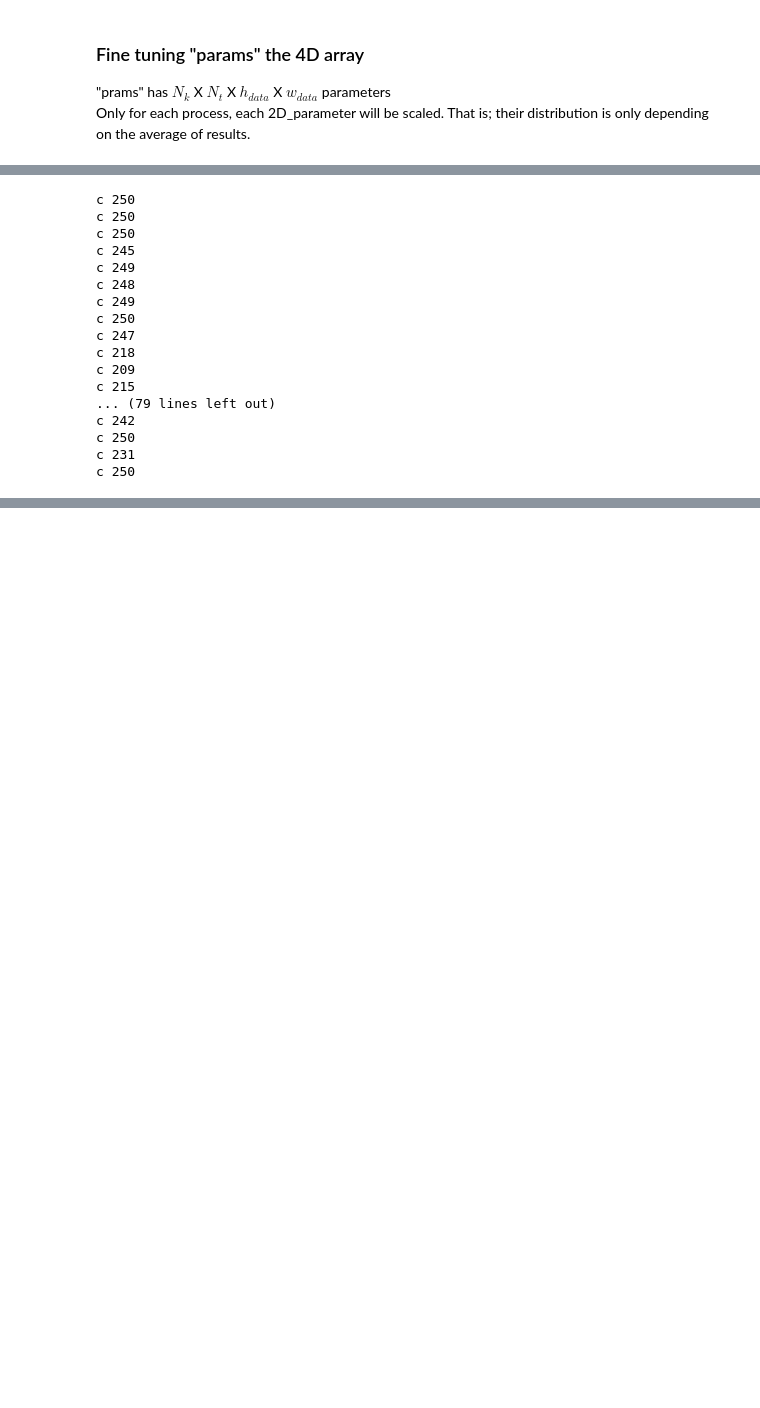
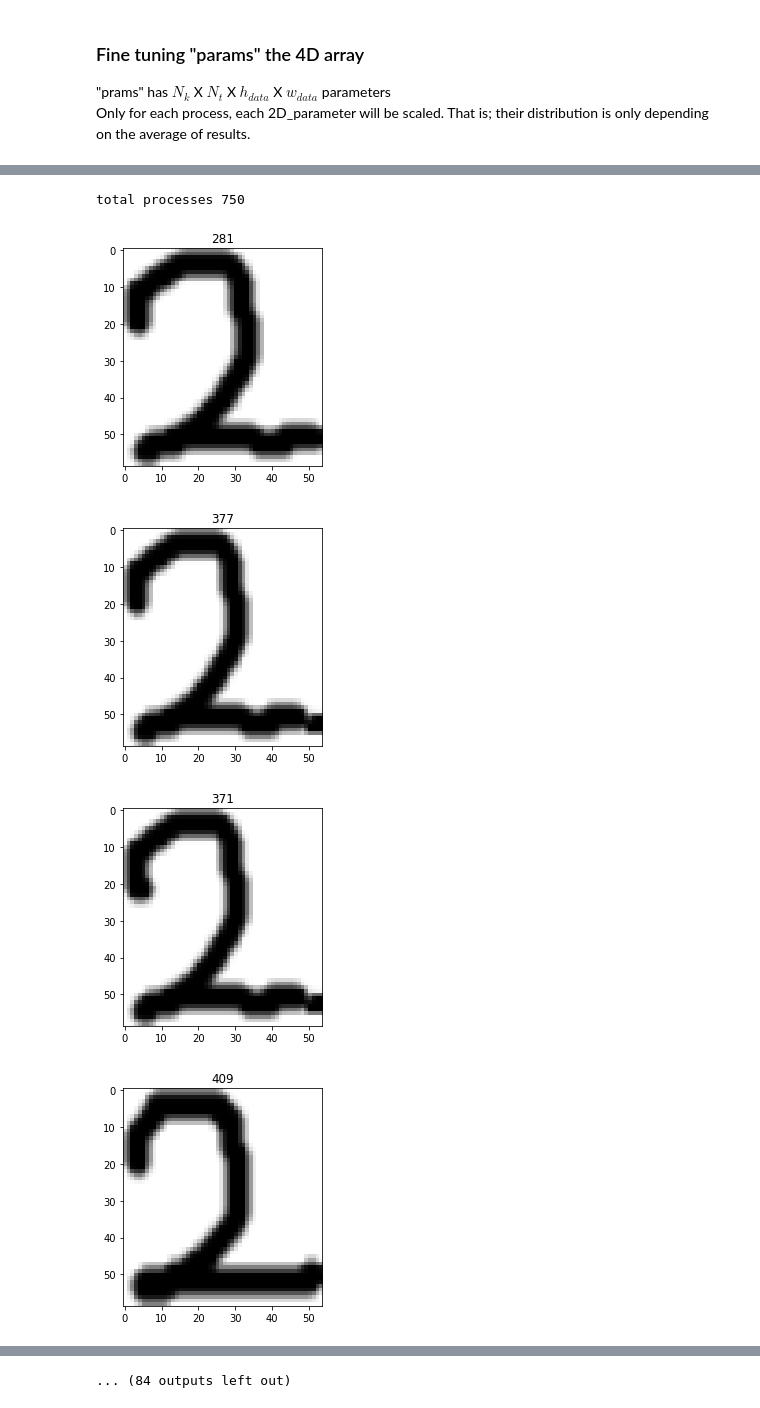
Before and after one commit to r3ki3g/Image-processing-fundamentals, a Jupyter notebook: integer_recognition - attempt 02.ipynb, the cells around one changed output, grey strips where cells are left out. Drawn from its saved outputs; the diff is of its cells as text; code cells hidden in the pictures; blank space fills up the shorter version.

```diff
--- a/integer_recognition - attempt 02.ipynb
+++ b/integer_recognition - attempt 02.ipynb
@@ -26,8 +53,8 @@ import scipy.stats as scistat
 
 also saving them as JSON for back up
 # %%
-ksize =5
-kernelCount = 50
+ksize =3
+kernelCount = 150
 cmap="gray"
 
 filters = []
@@ -100,6 +131,7 @@ for filterIndex in range(len(filters)):
             filePath = trainingDataFileFolder + trainingFiles[fileIndex]
             dataImg = cv.imread(filePath,0)
             assert dataImg is not None
+            dataImg = focusToContent(dataImg)
             dataImg = dataImg.astype(np.float32)
 
             filtered = cv.filter2D(dataImg,-1,thisFilter)
@@ -172,52 +160,70 @@ for filterIndex in range(len(filters)):
 # %%
+corrTres = 0.001
+alpha = 0
+
+print("total processes", len(filters)*len(featureTresVals))
 
 for fileIndex in range(len(trainingFiles)):
     paramRes = []
     filePath = trainingDataFileFolder + trainingFiles[fileIndex]
     dataImg = cv.imread(filePath,0)
     assert dataImg is not None
+    dataImg = focusToContent(dataImg)
     dataImg = dataImg.astype(np.float32)
+
+    #r3ki3g
+    #dataImg = cv.GaussianBlur(dataImg,(5,5),4) #blured after seeing the feature-detection-filtering
 
     for filterIndex in range(len(filters)):
         corrsForThisFilter =[]
         thisFilter = filters[filterIndex]
         parameterArrayForThisKernel =[]
         for featureTresIndex in range(len(featureTresVals)):
             featureTres = featureTresVals[featureTresIndex]
 
             #the parameter (2D) for this process (consisting by this kernel and treshold)
             parameter2D = params[filterIndex][featureTresIndex] #normalized,averageZeroed
-
+            #r3ki3g
+            parameter2D = cv.GaussianBlur(parameter2D,(7,7),4)
 
 
             filtered = cv.filter2D(dataImg,-1,thisFilter)
+            #r3ki3g
+            filtered = cv.GaussianBlur(filtered,(5,5),4)
             thresholderMask = filtered > np.max(filtered) * featureTres
             thresholdedResult = filtered*thresholderMask
             thresholdedResultNorm = thresholdedResult / np.sum(thresholdedResult)#normalizing
             thresholdedResultNormAVGZERO = thresholdedResultNorm - np.mean(thresholdedResultNorm) #averageZeroing
             correlation = np.sum(thresholdedResultNormAVGZERO*parameter2D)
             #print(correlation)
             corrsForThisFilter.append(correlation)
         paramRes.append(corrsForThisFilter)
 
     npParamRes = np.array(paramRes)
-    dominant = np.logical_and(npParamRes > 0,npParamRes>0.001)
-    print("c",np.sum(dominant))
+    dominant = np.logical_and(npParamRes > 0,npParamRes>corrTres)
+
+    fig,ax = plt.subplots()
+    ax.imshow(dataImg,cmap=cmap)
+    ax.set_title(str(np.sum(dominant)))
+    plt.show()
+
+
+    #print("activations:",fileIndex,":",np.sum(dominant))
+    #should add some essence of this dataimage_filteredresult to the non-dominant parameters (so it will be more corelated and dominant next time)
+    if 1:
+        for filterIndex in range(len(filters)):
+            for featureTresIndex in range(len(featureTresVals)):
+                if not dominant[filterIndex,featureTresIndex]:
+                    #add essence to params
+                    filtered = cv.GaussianBlur(filtered,(9,9),4)
+                    thresholderMask = filtered > np.max(filtered) * featureTres
+                    thresholdedResult = filtered*thresholderMask
+                    thresholdedResultNorm = thresholdedResult / np.sum(thresholdedResult)#normalizing
+                    thresholdedResultNormAVGZERO = thresholdedResultNorm - np.mean(thresholdedResultNorm)
+                    params[filterIndex][featureTresIndex] += (thresholdedResultNormAVGZERO * alpha / dataFileCount)
 # %% [output]
-c 250
-c 250
-c 250
-c 245
-c 249
-c 248
-c 249
-c 250
-c 247
-c 218
-c 209
-c 215
-... (79 lines left out)
-c 242
-c 250
-c 231
-c 250
+total processes 750
+[figure, added]
+[figure, added]
+[figure, added]
+[figure, added]
@@ -224,3 +237,4 @@ c 250
+... (84 outputs left out)
 # %%
 print("total params",len(paramRes))
 npParamRes = np.array(paramRes)
```
Also changed, not shown: parts of 26 cells of this notebook, 21 other files.
